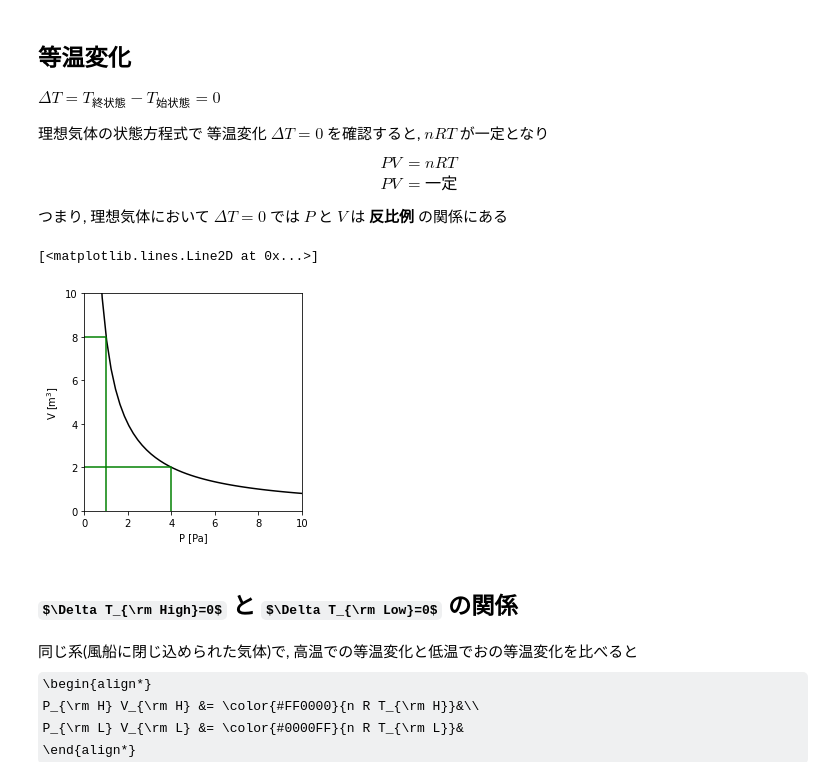
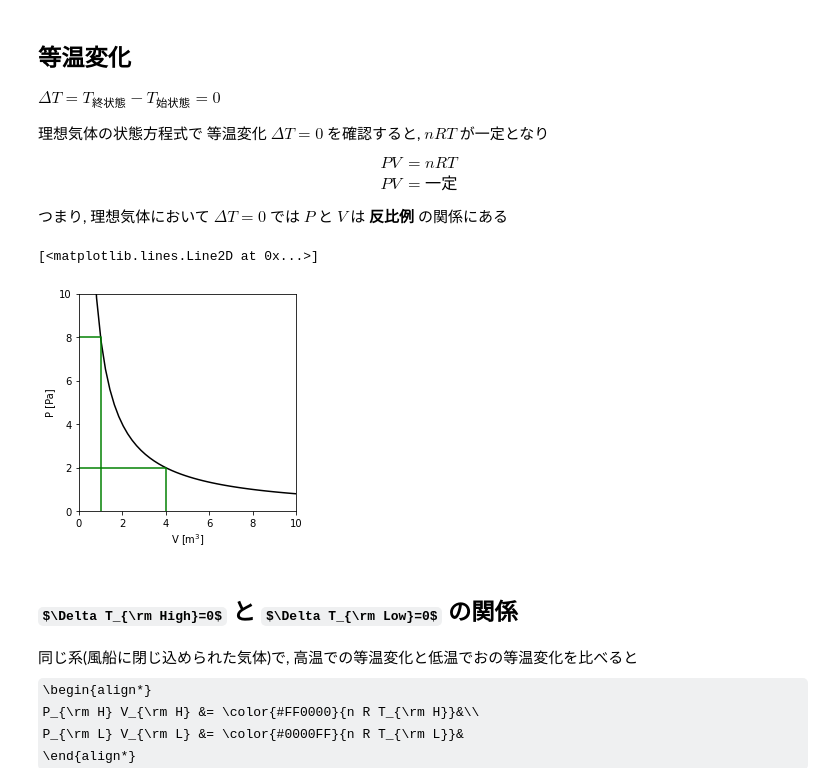
Before and after one commit to kzhkAKT/Physics2, a Jupyter notebook: 3331_等温変化_物理2.ipynb, the cells around one changed output. Saved outputs shown, nothing was run; the diff lists cells and outputs as text; code cells hidden in the pictures; some formulas as TeX source.

```diff
--- a/3331_等温変化_物理2.ipynb
+++ b/3331_等温変化_物理2.ipynb
@@ -17,29 +17,29 @@ PV &= 一定&
 # %%
 #@title ΔT=0 では PV 一定
 %matplotlib inline
 
 import matplotlib.pyplot as plt
 import numpy as np
 
 x = np.linspace(0.001, 10, 50)
 
 fig = plt.figure()
 ax = fig.add_subplot(111)
 
 plt.xlim([0,10])
 plt.ylim([0,10])
 
 ax.set_aspect('equal', adjustable='box')
-ax.set_xlabel('P [Pa]')
-ax.set_ylabel('V [m$^3$]')
+ax.set_ylabel('P [Pa]')
+ax.set_xlabel('V [m$^3$]')
 
 plt.plot(x, 8/x, '-', color="k")
 plt.plot([0,1,1],[8,8,0],color="g")
 #plt.plot([0,2,2],[4,4,0],color="r")
 plt.plot([0,4,4],[2,2,0],color="g")
 # %% [output]
 [<matplotlib.lines.Line2D at 0x...>]
-[figure, old version]
+[figure, new version]
 # %% [markdown]
 ## $\Delta T_{\rm High}=0$ と $\Delta T_{\rm Low}=0$  の関係
 
```
Also changed, not shown: parts of 2 cells of this notebook.
